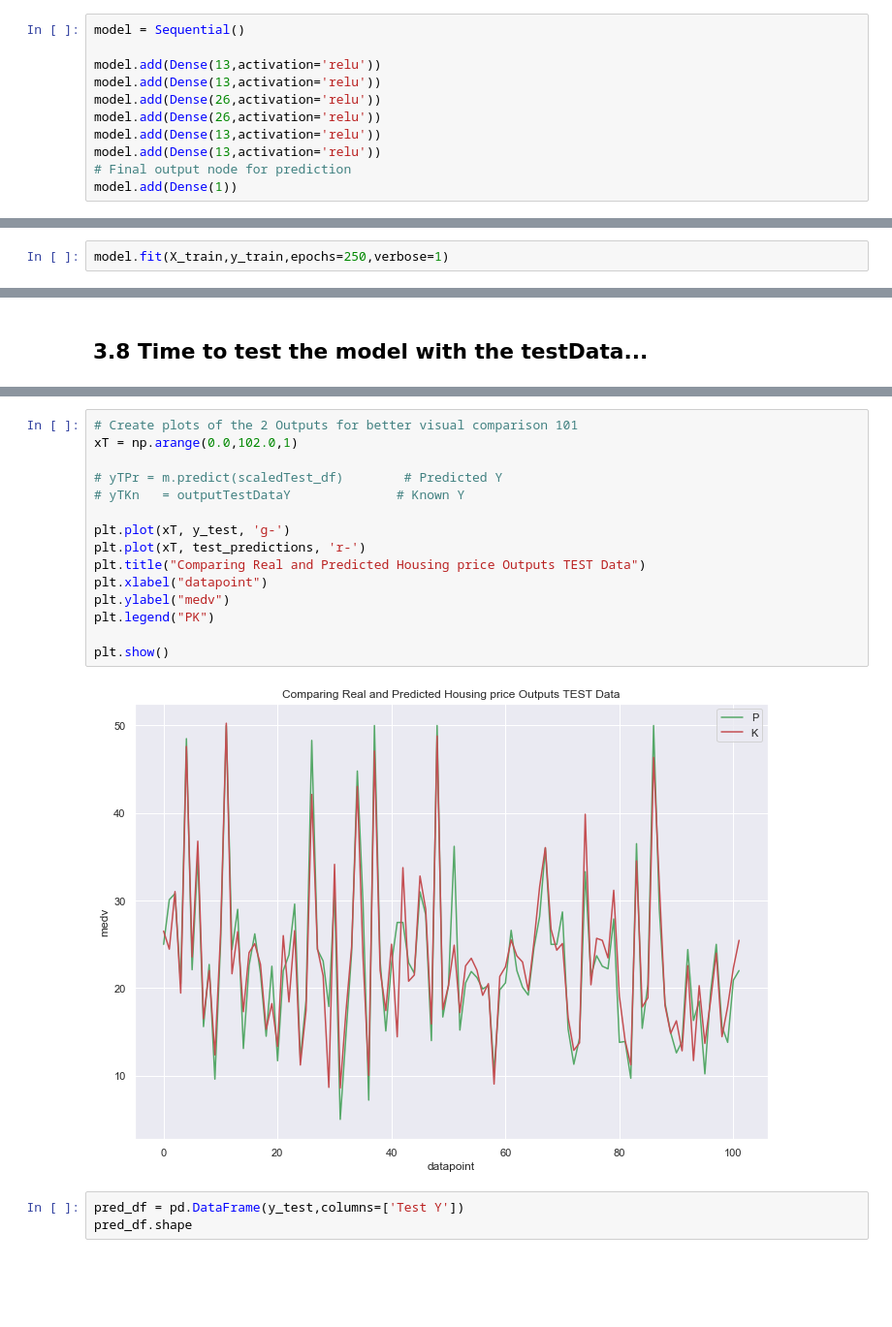
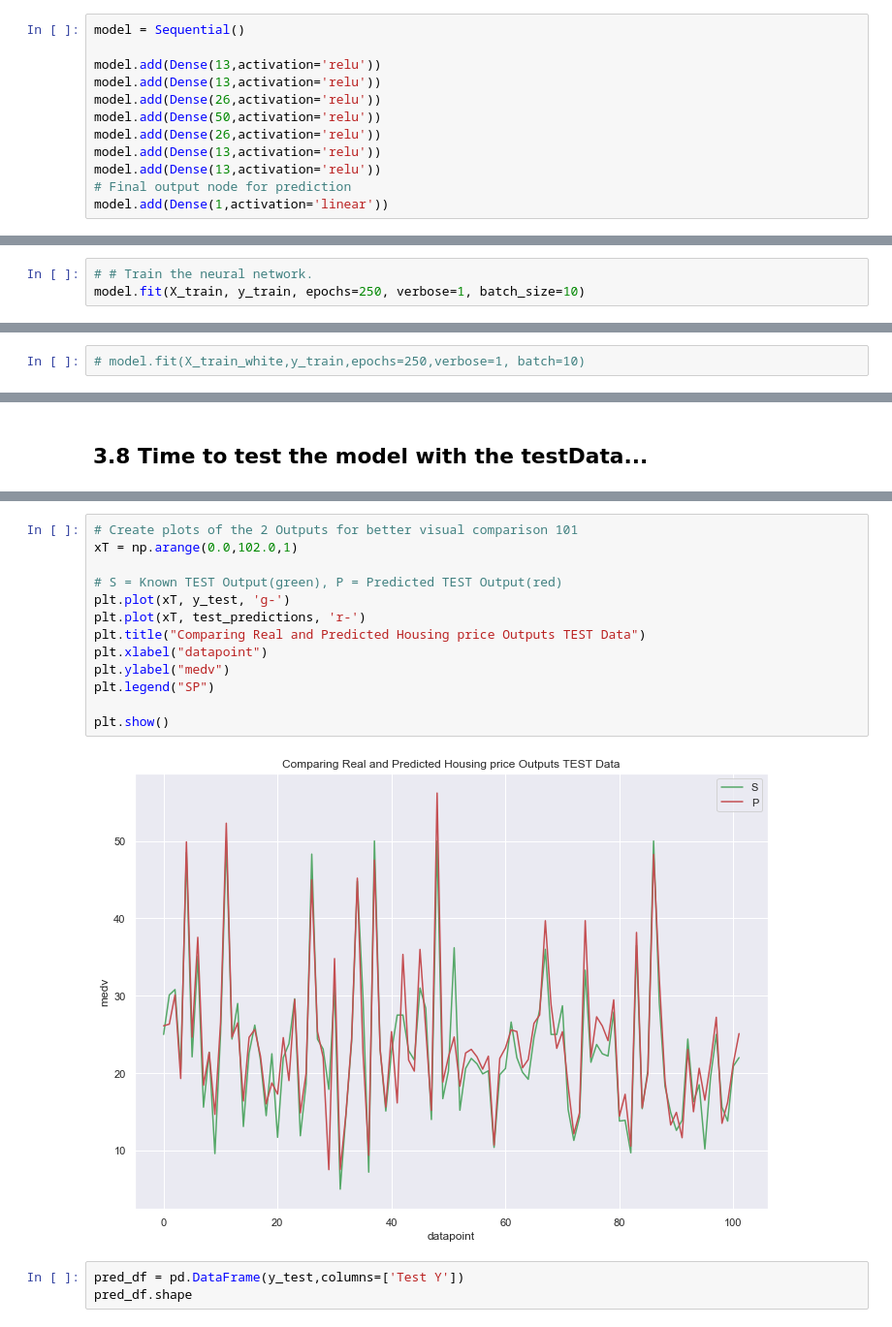
Before and after one commit to dewaledr/MLearning-Projects, a Jupyter notebook: Project_BostonHousePrices.ipynb, the cells around one changed output, grey strips where cells are left out. Shown at 97% size. Saved outputs shown, nothing was run; the diff lists cells and outputs as text; blank space fills up the shorter version.

```diff
--- a/Project_BostonHousePrices.ipynb
+++ b/Project_BostonHousePrices.ipynb
@@ -716,10 +745,11 @@ model = Sequential()
 model.add(Dense(13,activation='relu'))
 model.add(Dense(13,activation='relu'))
 model.add(Dense(26,activation='relu'))
+model.add(Dense(50,activation='relu'))
 model.add(Dense(26,activation='relu'))
 model.add(Dense(13,activation='relu'))
 model.add(Dense(13,activation='relu'))
 # Final output node for prediction
-model.add(Dense(1))
+model.add(Dense(1,activation='linear'))
 # %% [markdown]
 ### 3.4 Compile and train the model (fitting the data)
@@ -726,3 +758,6 @@ model.add(Dense(1))
 # %%
 # model.compile(optimizer='rmsprop',loss='mse')
 model.compile(optimizer='adam',loss='mse')
+# %%
+# # Train the neural network.
+model.fit(X_train, y_train, epochs=250, verbose=1, batch_size=10)
@@ -729,2 +783,2 @@ model.compile(optimizer='adam',loss='mse')
 # %%
-model.fit(X_train,y_train,epochs=250,verbose=1)
+# model.fit(X_train_white,y_train,epochs=250,verbose=1, batch=10)
@@ -814,20 +850,18 @@ test_predictions = model.predict(X_test)
 # %%
 # Create plots of the 2 Outputs for better visual comparison 101
 xT = np.arange(0.0,102.0,1)
 
-# yTPr = m.predict(scaledTest_df)        # Predicted Y
-# yTKn   = outputTestDataY              # Known Y
-
+# S = Known TEST Output(green), P = Predicted TEST Output(red)
 plt.plot(xT, y_test, 'g-')
 plt.plot(xT, test_predictions, 'r-')
 plt.title("Comparing Real and Predicted Housing price Outputs TEST Data")
 plt.xlabel("datapoint")
 plt.ylabel("medv")
-plt.legend("PK")
+plt.legend("SP")
 
 plt.show()
 # %% [output]
-[figure, old version]
+[figure, new version]
 # %%
 pred_df = pd.DataFrame(y_test,columns=['Test Y'])
 pred_df.shape
```
Also changed, not shown: parts of 53 cells of this notebook.
